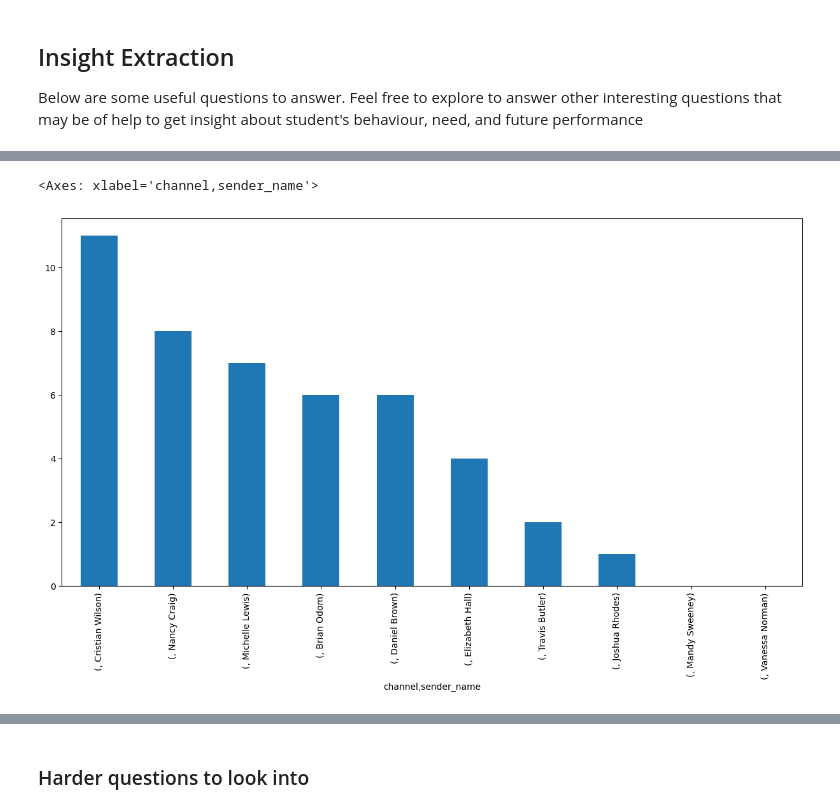
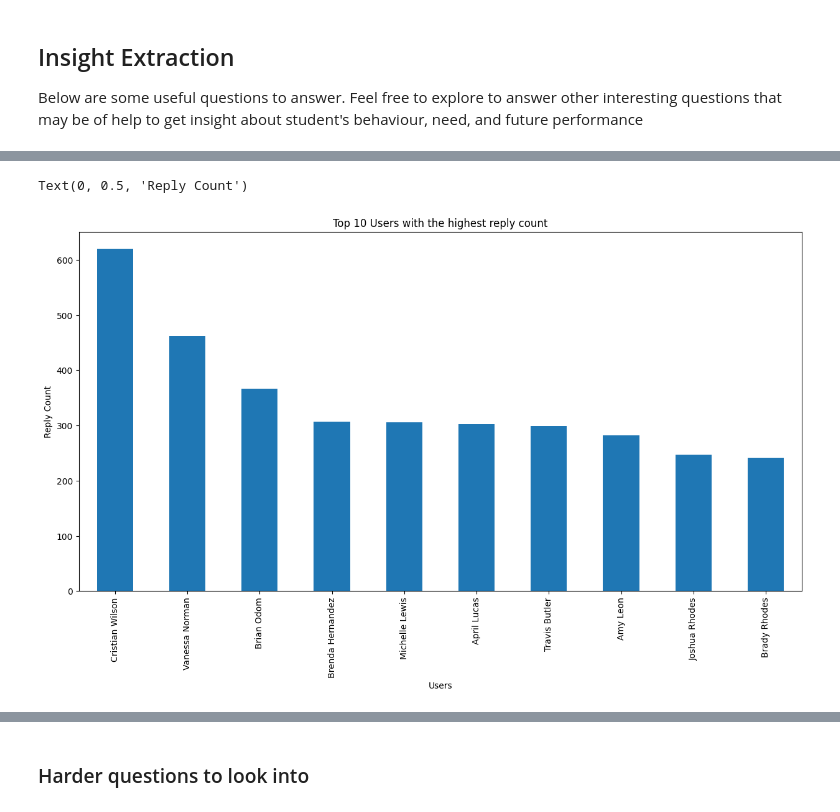
Before and after one commit to Basi10/slack_messages_analysis, a Jupyter notebook: notebooks/parse_slack_data.ipynb, the cells around one changed output, grey strips where cells are left out. Drawn from its saved outputs; the diff is of its cells as text; code cells hidden in the pictures.

Commit message:
cleaned up visualization

```diff
--- a/notebooks/parse_slack_data.ipynb
+++ b/notebooks/parse_slack_data.ipynb
@@ -138,6 +138,4 @@ Below are some useful questions to answer. Feel free to explore to answer other
 # %%
 # which user has the highest number of reply counts?
 data = SlackDataLoader('../anonymized/')
-data_week8 = data.slack_parser('../anonymized/all-week8/')
-data_sorted = data_week8.sort_values(by='reply_count', ascending=True)
-data_sorted.head(1)['sender_name'].values[0]
+data_week8 = data.slack_parser('../anonymized/*/')
@@ -146,9 +182,12 @@ data_sorted.head(1)['sender_name'].values[0]
 # %%
 # Visualize reply counts per user per channel
-data_week8.groupby(['channel', 'sender_name'])['reply_count'].sum().sort_values(ascending=False)[:10].plot(kind='bar', figsize=(15, 7.5))
+data_week8.groupby('sender_name')['reply_count'].sum().sort_values(ascending=False)[:10].plot(kind='bar', figsize=(15, 7.5))
+plt.title("Top 10 Users with the highest reply count")
+plt.xlabel('Users')
+plt.ylabel('Reply Count')
 # %% [output]
-<Axes: xlabel='channel,sender_name'>
+Text(0, 0.5, 'Reply Count')
-[figure, old version]
+[figure, new version]
 # %%
 # what is the time range of the day that most messages are sent?
 data_week8['Timestamp'] = utils.convert_2_timestamp('msg_sent_time', data_week8)
```
Also changed, not shown: parts of 8 cells of this notebook.
